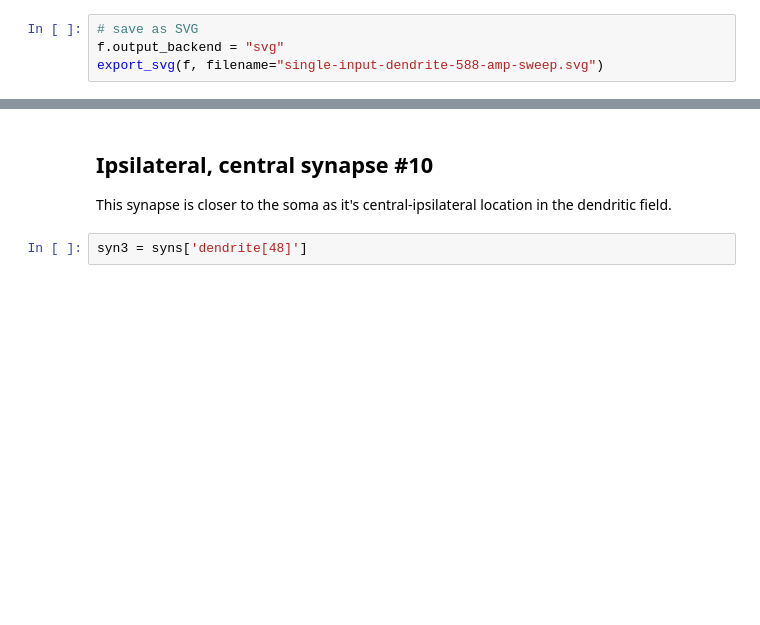
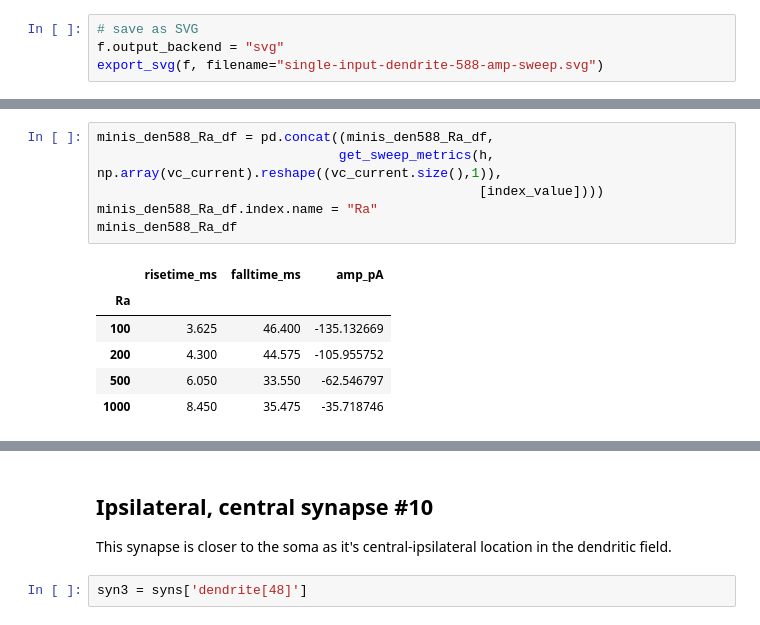
Before and after one commit to cengique/drosophila-aCC-L3-motoneuron-model, a Jupyter notebook: neuron-model/tutorial-synapse-activation/sim-synapse-act.ipynb, the cells around one changed output, grey strips where cells are left out. Drawn from its saved outputs; the diff is of its cells as text; blank space fills up the shorter version.

```diff
--- a/neuron-model/tutorial-synapse-activation/sim-synapse-act.ipynb
+++ b/neuron-model/tutorial-synapse-activation/sim-synapse-act.ipynb
@@ -365,0 +343,13 @@ export_svg(f, filename="compare-scatter-Ra-sweeps-dendrite-588.svg")
+# %%
+minis_den588_Ra_df = pd.concat((minis_den588_Ra_df,
+                               get_sweep_metrics(h, np.array(vc_current).reshape((vc_current.size(),1)),
+                                                 [index_value])))
+minis_den588_Ra_df.index.name = "Ra"
+minis_den588_Ra_df
+# %% [output]
+|  | risetime_ms | falltime_ms | amp_pA |
+| Ra |  |  |  |
+| 100 | 3.625 | 46.400 | -135.132669 |
+| 200 | 4.300 | 44.575 | -105.955752 |
+| 500 | 6.050 | 33.550 | -62.546797 |
+| 1000 | 8.450 | 35.475 | -35.718746 |
```
Also changed, not shown: parts of 33 cells of this notebook, 1 other file.
